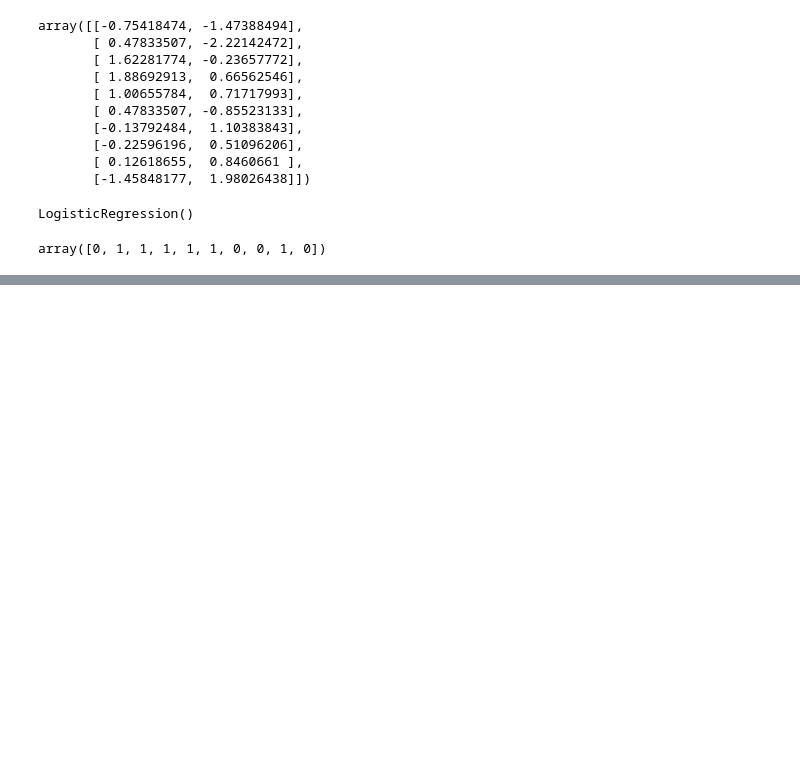
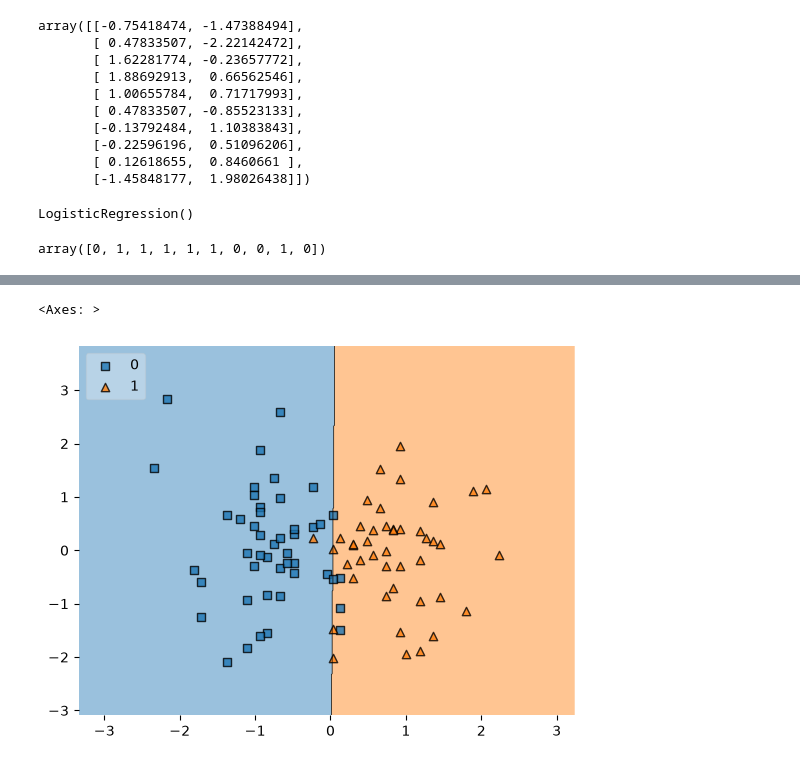
Before and after one commit to nishidhx/xnishidh_learnings, a Jupyter notebook: placement-project-logistic-regression/main.ipynb, the cells around one changed output, grey strips where cells are left out. Saved outputs shown, nothing was run; the diff lists cells and outputs as text; code cells hidden in the pictures; blank space fills up the shorter version.

```diff
--- a/placement-project-logistic-regression/main.ipynb
+++ b/placement-project-logistic-regression/main.ipynb
@@ -170,0 +184,5 @@ from sklearn.metrics import classification_report
+# %%
+plot_decision_regions(X_train, y_train.values, clf=clf, legend=2)
+# %% [output]
+<Axes: >
+[figure, added]
```
Also changed, not shown: parts of 2 cells of this notebook.
